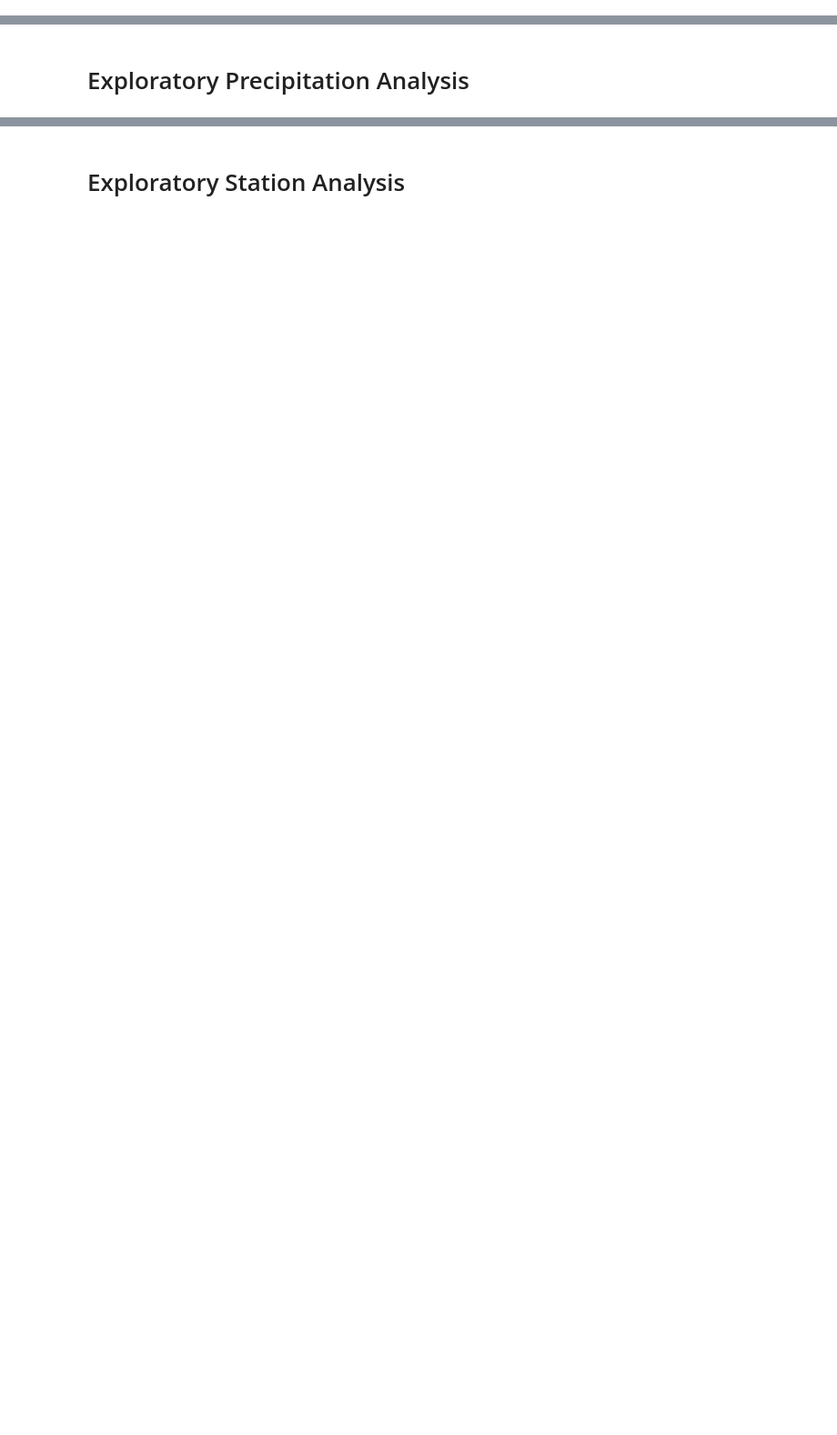
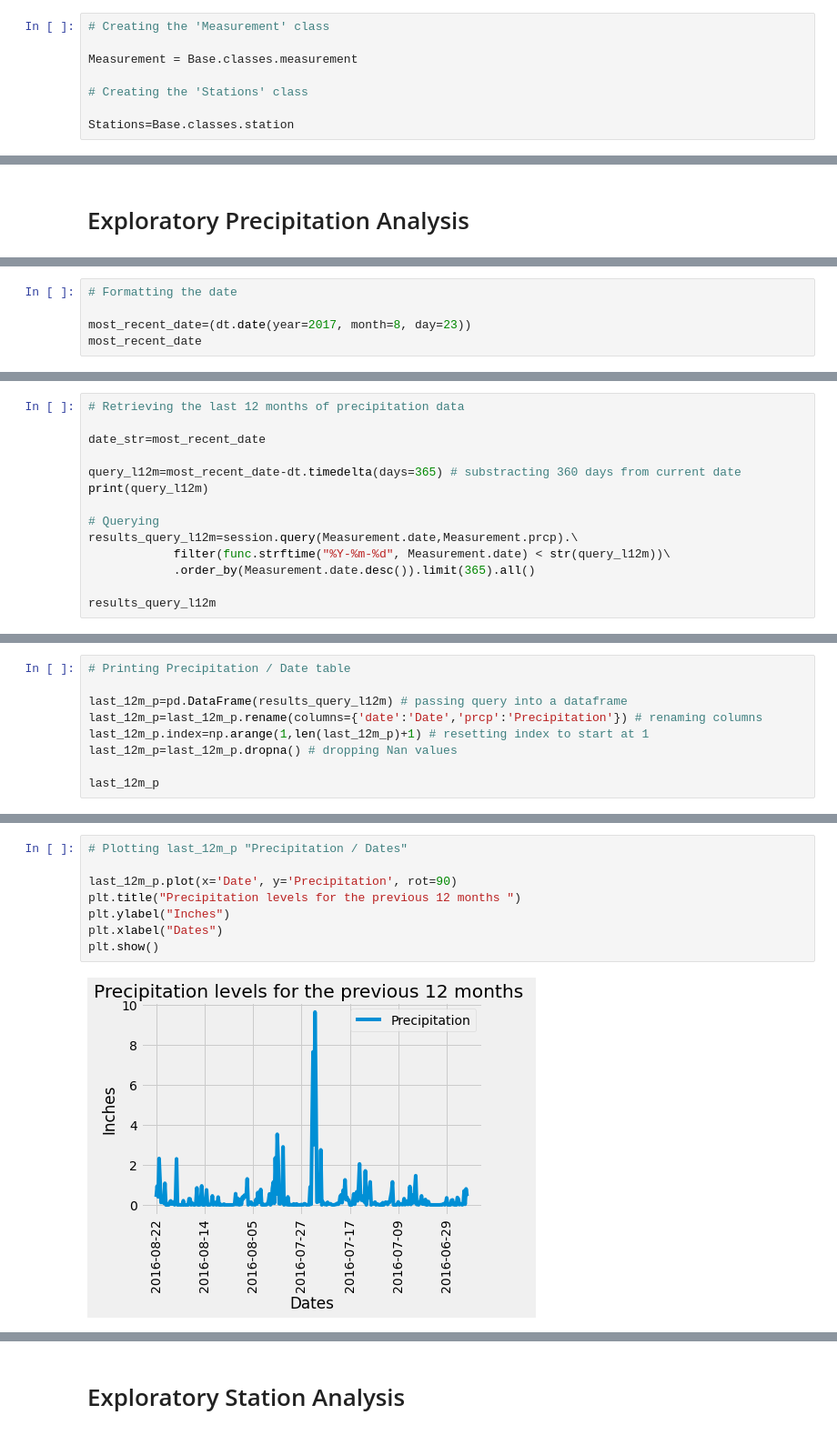
Before and after one commit to FernandoCL1991/sqlalchemy-analysis, a Jupyter notebook: climate_starter.ipynb, the cells around one changed output, grey strips where cells are left out. Shown at 91% size. Cells and saved outputs as stored; diff of their text form; blank space fills up the shorter version.

```diff
--- a/climate_starter.ipynb
+++ b/climate_starter.ipynb
@@ -71,0 +50,8 @@ for station in all_stations:
+# %%
+# Creating the 'Measurement' class
+
+Measurement = Base.classes.measurement
+
+# Creating the 'Stations' class
+
+Stations=Base.classes.station
@@ -92,0 +160,5 @@ for station in all_stations:
+# %%
+# Formatting the date
+
+most_recent_date=(dt.date(year=2017, month=8, day=23))
+most_recent_date
@@ -92,0 +167,14 @@ for station in all_stations:
+# %%
+# Retrieving the last 12 months of precipitation data
+
+date_str=most_recent_date
+
+query_l12m=most_recent_date-dt.timedelta(days=365) # substracting 360 days from current date
+print(query_l12m)
+
+# Querying
+results_query_l12m=session.query(Measurement.date,Measurement.prcp).\
+            filter(func.strftime("%Y-%m-%d", Measurement.date) < str(query_l12m))\
+            .order_by(Measurement.date.desc()).limit(365).all()
+
+results_query_l12m
@@ -92,0 +200,9 @@ for station in all_stations:
+# %%
+# Printing Precipitation / Date table
+
+last_12m_p=pd.DataFrame(results_query_l12m) # passing query into a dataframe
+last_12m_p=last_12m_p.rename(columns={'date':'Date','prcp':'Precipitation'}) # renaming columns
+last_12m_p.index=np.arange(1,len(last_12m_p)+1) # resetting index to start at 1
+last_12m_p=last_12m_p.dropna() # dropping Nan values
+
+last_12m_p
@@ -93 +223,11 @@ for station in all_stations:
+# %%
+# Plotting last_12m_p "Precipitation / Dates"
+
+last_12m_p.plot(x='Date', y='Precipitation', rot=90)
+plt.title("Precipitation levels for the previous 12 months ")
+plt.ylabel("Inches")
+plt.xlabel("Dates")
+plt.show()
+# %% [output]
+[figure, added]
 # %%
```
Also changed, not shown: parts of 39 cells of this notebook, 5 other files.
